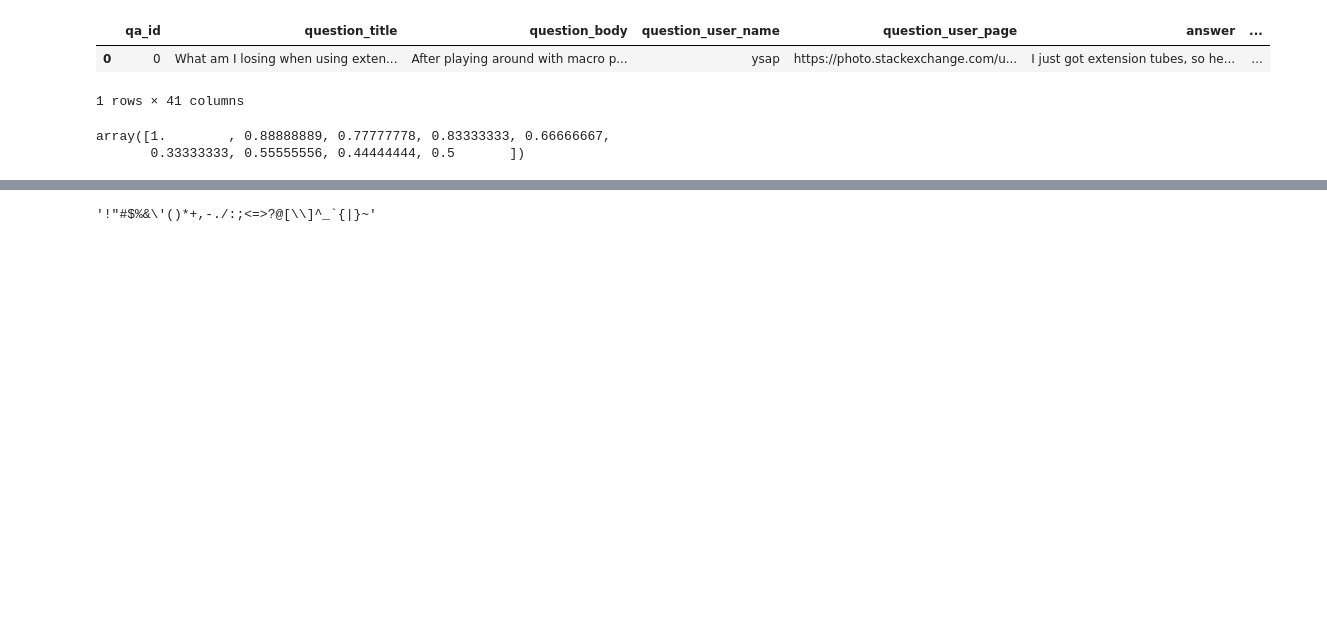
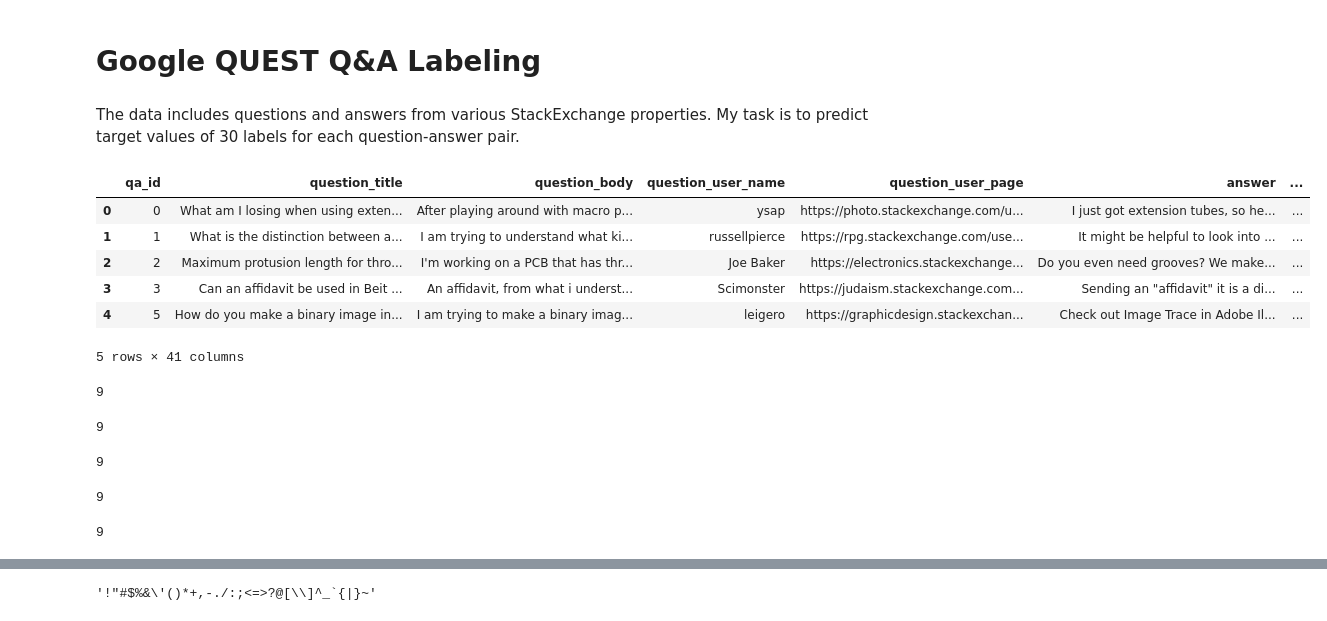
Before and after one commit to shreekumarsiltu/Machine-Learning-Projects, a Jupyter notebook: google_QnA.ipynb, the cells around one changed output, grey strips where cells are left out. Cells and saved outputs as stored; diff of their text form; code cells hidden in the pictures; blank space fills up the shorter version.

```diff
--- a/google_QnA.ipynb
+++ b/google_QnA.ipynb
@@ -1,3 +1,7 @@
+# %% [markdown]
+# Google QUEST Q&A Labeling
+# %% [markdown]
+The data includes questions and answers from various StackExchange properties. My task is to predict target values of 30 labels for each question-answer pair.
 # %%
 import nltk
 import matplotlib.pyplot as plt
@@ -16,13 +20,32 @@ from sklearn import model_selection, naive_bayes, svm
 from sklearn.metrics import accuracy_score
 # %%
 df=pd.read_csv("D:/data-science/train.csv")
-df.head(1)
+df.head(5)
 # %% [output]
 |  | qa_id | question_title | question_body | question_user_name | question_user_page | answer | ... |
 | 0 | 0 | What am I losing when using exten... | After playing around with macro p... | ysap | https://photo.stackexchange.com/u... | I just got extension tubes, so he... | ... |
+| 1 | 1 | What is the distinction between a... | I am trying to understand what ki... | russellpierce | https://rpg.stackexchange.com/use... | It might be helpful to look into ... | ... |
+| 2 | 2 | Maximum protusion length for thro... | I'm working on a PCB that has thr... | Joe Baker | https://electronics.stackexchange... | Do you even need grooves? We make... | ... |
+| 3 | 3 | Can an affidavit be used in Beit ... | An affidavit, from what i underst... | Scimonster | https://judaism.stackexchange.com... | Sending an "affidavit" it is a di... | ... |
+| 4 | 5 | How do you make a binary image in... | I am trying to make a binary imag... | leigero | https://graphicdesign.stackexchan... | Check out Image Trace in Adobe Il... | ... |
-1 rows × 41 columns
+5 rows × 41 columns
 # %%
-df['question_well_written'].unique()
+len(df['question_well_written'].unique())
 # %% [output]
-array([1.        , 0.88888889, 0.77777778, 0.83333333, 0.66666667,
-       0.33333333, 0.55555556, 0.44444444, 0.5       ])
+9
+# %%
+len(df['answer_helpful'].unique())
+# %% [output]
+9
+# %%
+len(df['answer_level_of_information'].unique())
+# %% [output]
+9
+# %%
+len(df['answer_plausible'].unique())
+# %% [output]
+9
+# %%
+len(df['answer_relevance'].unique())
+# %% [output]
+9
```
Also changed, not shown: parts of 19 cells of this notebook.
